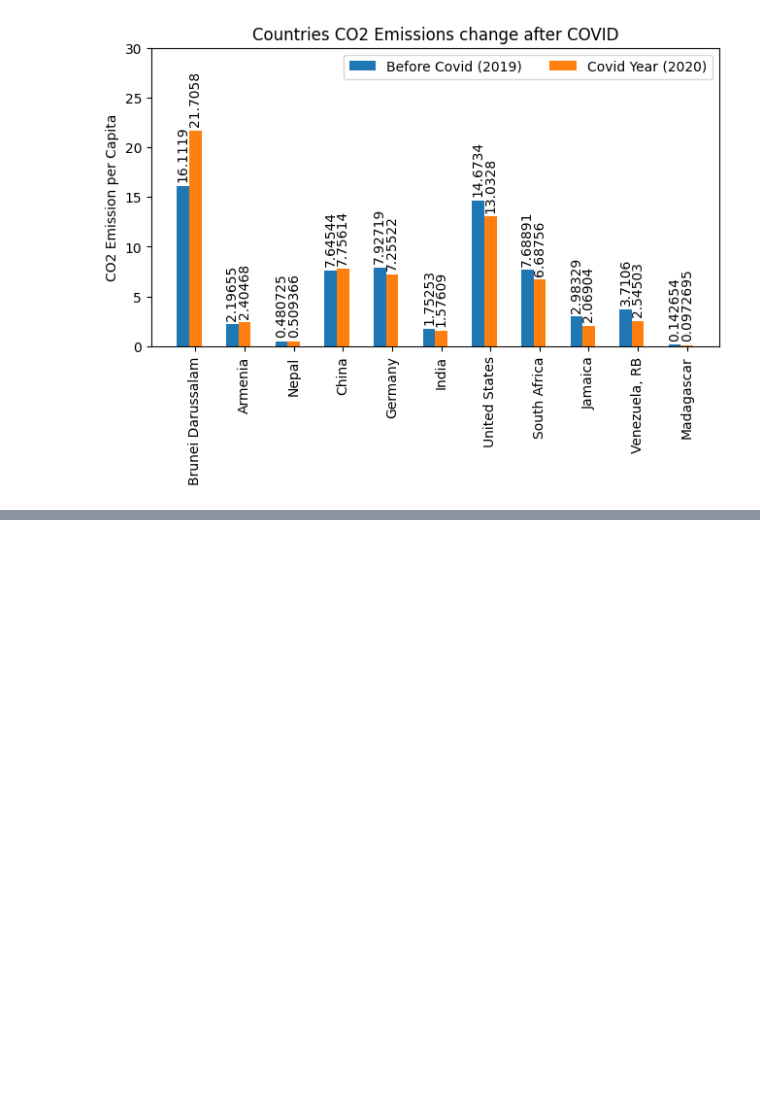
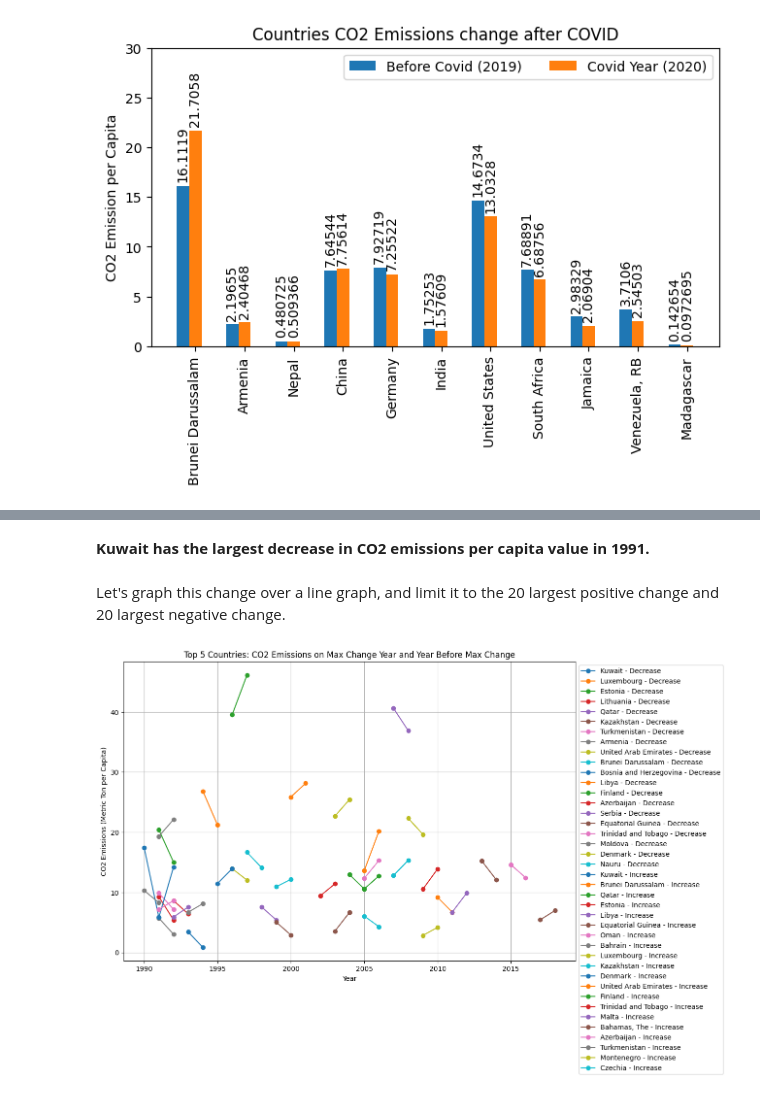
Before and after one commit to BramantyoSB/Project-2-on-Data-Analysis-with-Python, a Jupyter notebook: World CO2 Data.ipynb, the cells around one changed output, grey strips where cells are left out. Drawn from its saved outputs; the diff is of its cells as text; code cells hidden in the pictures; blank space fills up the shorter version.

```diff
--- a/World CO2 Data.ipynb
+++ b/World CO2 Data.ipynb
@@ -204,9 +210,12 @@ Now that we identified the data from the last 10 years, __let's average these va
 
 This is can be achieved by __using the mean function along the rows (axis=1) for columns starting from the third column (index 2) onwards__, where the CO2 emissions data is located.
 # %%
-# Create new column with average values
-df_last10years.loc[:, 'Average CO2 Emissions per Capita (Metric Ton)'] = df_last10years.iloc[:, 2:].mean(axis=1)
+# Create a copy of the DataFrame
+df_last10years = df_last10years.copy()
 
-# Displaying it in a code cell. Works only for jupyter notebook.
+# Create a new column with average values
+df_last10years['Average CO2 Emissions per Capita (Metric Ton)'] = df_last10years.iloc[:, 2:].mean(axis=1)
+
+# Display the modified DataFrame
 df_last10years
 # %% [output]
@@ -542,0 +774,35 @@ plt.show()
+# %% [markdown]
+__Kuwait has the largest decrease in CO2 emissions per capita value in 1991.__
+# %% [markdown]
+Let's graph this change over a line graph, and limit it to the 20 largest positive change and 20 largest negative change.
+# %%
+# Select the top 5 countries for both decrease and increase
+top_5_decrease = result_df_decrease.head(20)
+top_5_increase = result_df_increase.head(20)
+
+# Plotting
+plt.figure(figsize=(12, 8))
+
+# Plot the data for the top 5 countries with the largest decrease
+for i, row in top_5_decrease.iterrows():
+    plt.plot([int(row['Year of Largest Change']) - 1, int(row['Year of Largest Change'])],
+             [row['CO2 Emissions on Year Before Max Change'], row['CO2 Emissions on Max Change Year']],
+             marker='o', label=f'{row["Country"]} - Decrease')
+
+# Plot the data for the top 5 countries with the largest increase3
+for i, row in top_5_increase.iterrows():
+    plt.plot([int(row['Year of Largest Change']) - 1, int(row['Year of Largest Change'])],
+             [row['CO2 Emissions on Year Before Max Change'], row['CO2 Emissions on Max Change Year']],
+             marker='o', label=f'{row["Country"]} - Increase')
+
+# Set labels and title
+plt.xlabel('Year')
+plt.ylabel('CO2 Emissions (Metric Ton per Capita)')
+plt.title('Top 5 Countries: CO2 Emissions on Max Change Year and Year Before Max Change')
+plt.legend(loc='upper left', bbox_to_anchor=(1, 1))
+plt.grid(True)
+
+# Show the plot
+plt.show()
+# %% [output]
+[figure, added]
```
Also changed, not shown: parts of 28 cells of this notebook, 1 other file.
